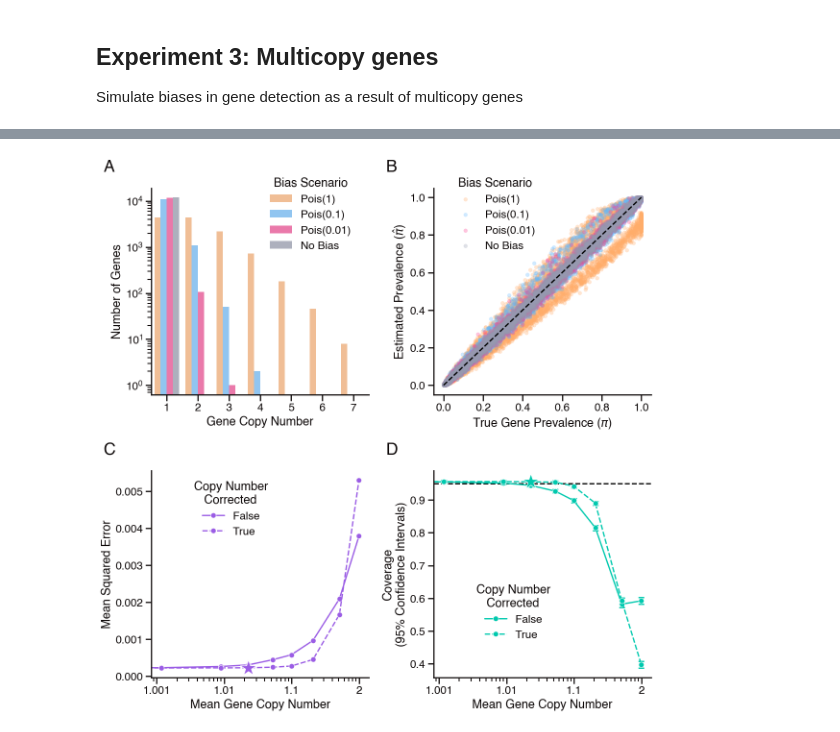
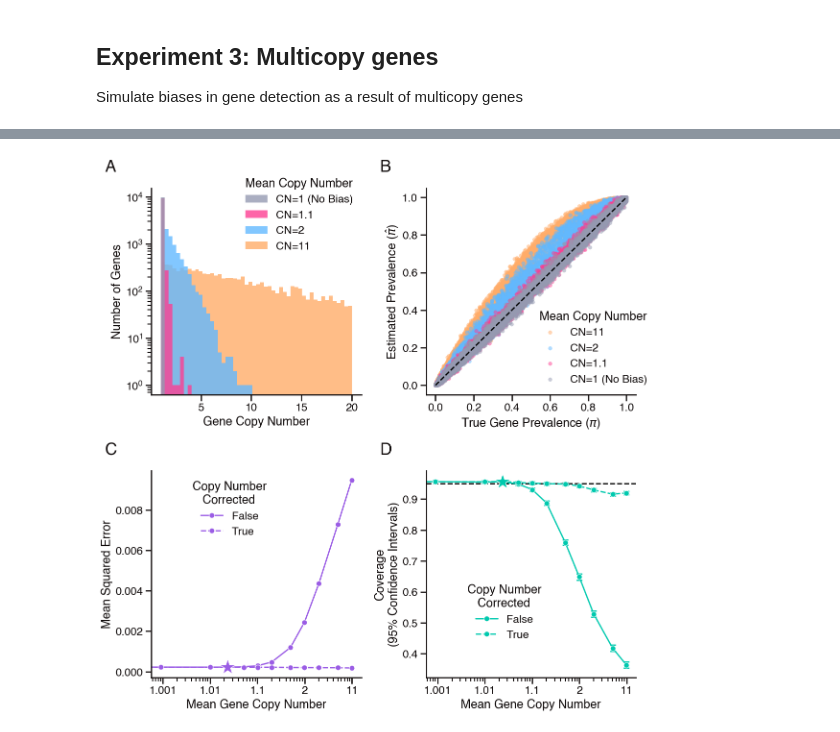
Before and after one commit to blasks/gene-prevalence, a Jupyter notebook: experiments/3-model-misspecification-simulations.ipynb, the cells around one changed output, grey strips where cells are left out. Cells and saved outputs as stored; diff of their text form; code cells hidden in the pictures.

```diff
--- a/experiments/3-model-misspecification-simulations.ipynb
+++ b/experiments/3-model-misspecification-simulations.ipynb
@@ -731,26 +750,26 @@ Poisson distribution parameter: lambda=1
 fig, axes = plt.subplots(2, 2, figsize=(12, 12))
 
 # build plot A: overlay of gene detection bias distributions for different mean copy numbers
-subset = ['Pois(1)', 'Pois(0.1)', 'Pois(0.01)', 'No Bias']
+subset = ['CN=11', 'CN=2', 'CN=1.1', 'CN=1 (No Bias)']
 color_mapping = dict(zip(subset, [palette[i] for i in [1, 7, 3, 5][:len(subset)]]))
-subset_df = counts_df[subset].melt(
-    var_name='label', value_name='gene_count').groupby(
-        'label')['gene_count'].value_counts().reset_index()
-subset_df['gene_count'] = subset_df['gene_count'].astype(int)
-sns.barplot(
+subset_df = counts_df[subset].melt(var_name='label', value_name='gene_count')
+# make histogram with scenarios overlaid, using log scale for y-axis
+sns.histplot(
     data=subset_df,
     x='gene_count',
-    y='count',
     hue='label',
-    hue_order=subset,
+    hue_order=subset[::-1],
     palette=color_mapping,
+    bins=50,
+    binrange=(1, 20),
+    multiple='layer',
     alpha=0.8,
     ax=axes[0, 0]
 )
+sns.move_legend(axes[0, 0], "upper left", bbox_to_anchor=(0.4, 1.1), title="Mean Copy Number")
 axes[0, 0].set_xlabel("Gene Copy Number")
 axes[0, 0].set_ylabel("Number of Genes")
 axes[0, 0].set_yscale('log')
-axes[0, 0].legend(title="Bias Scenario", bbox_to_anchor=(0.5, 1.1), loc='upper left')
 axes[0, 0].annotate("A", **annotation_kwargs)
 
 # plot B: scatterplots of true pi values vs. estimated pi values for each beta distribution parameter
@@ -760,7 +779,7 @@ for i, label in enumerate(subset):
         y=pi_predictions_df[label],
         label=label,
         color=color_mapping[label],
-        alpha=0.3,
+        alpha=0.5,
         s=30,
         edgecolor=None,
         ax=axes[0, 1]
@@ -769,14 +788,14 @@ for i, label in enumerate(subset):
 axes[0, 1].plot([0, 1], [0, 1], color='black', linestyle='--', zorder=1)
 axes[0, 1].set_xlabel(r"True Gene Prevalence ($\pi$)")
 axes[0, 1].set_ylabel(r"Estimated Prevalence ($\hat{\pi}$)")
-axes[0, 1].legend(title="Bias Scenario", bbox_to_anchor=(0.05, 1.1), loc='upper left')
+axes[0, 1].legend(title="Mean Copy Number", bbox_to_anchor=(1.1, 0), loc='lower right')
 axes[0, 1].annotate("B", **annotation_kwargs)
 
 # plot C: MSE of estimated pi values compared to true pi values for each beta distribution parameter (overall category)
 overall_cn_df = cn_test_df[cn_test_df['category'] == 'overall']
 sns.lineplot(
     data=overall_cn_df,
-    x='mean_cn_minus_one',
+    x='true_mean_cn_minus_one',
     y='mse',
     style='copy_number_corrected',
     color=palette[0],
@@ -789,55 +808,55 @@ axes[1, 0].set_xscale('log')
 axes[1, 0].set_ylabel("Mean Squared Error")
 axes[1, 0].legend(title="Copy Number\n   Corrected", bbox_to_anchor=(0.15, 1), loc='upper left')
 # change x-tick labels to reflect copy number
-axes[1, 0].set_xticks([0.001, 0.01, 0.1, 1])
-axes[1, 0].set_xticklabels(['1.001', '1.01', '1.1', '2'])
-# mark the MSE for Pois(0.023) with a star
-mse_0023 = overall_cn_df[overall_cn_df['label'] == 'Pois(0.023)']['mse'].values[0]
-mean_cn_minus_one_0023 = overall_cn_df[overall_cn_df['label'] == 'Pois(0.023)']['mean_cn_minus_one'].values[0]
-axes[1, 0].plot(mean_cn_minus_one_0023, mse_0023, marker='*', color=palette[0], markersize=25, markeredgecolor='white')
+axes[1, 0].set_xticks([0.001, 0.01, 0.1, 1, 10])
+axes[1, 0].set_xticklabels(['1.001', '1.01', '1.1', '2', '11'])
+# mark the MSE for CN=1.023 with a star
+mse_0023 = overall_cn_df[overall_cn_df['label'] == 'CN=1.023']['mse'].values[0]
+true_mean_cn_minus_one_0023 = overall_cn_df[overall_cn_df['label'] == 'CN=1.023']['true_mean_cn_minus_one'].values[0]
+axes[1, 0].plot(true_mean_cn_minus_one_0023, mse_0023, marker='*', color=palette[0], markersize=25, markeredgecolor='white')
 # annotation for subplot C
 axes[1, 0].annotate("C", **annotation_kwargs)
 
 # plot D: coverage of confidence intervals for each beta distribution parameter (overall category)
 sns.lineplot(
     data=overall_cn_df,
-    x='mean_cn_minus_one',
+    x='true_mean_cn_minus_one',
     y='coverage',
     style='copy_number_corrected',
     color=palette[2],
     ax=axes[1, 1],
     marker='o',
     ms=8
 )
 # add error bars for +/- 2 standard errors of the coverage estimate
 axes[1, 1].errorbar(
-    x=overall_cn_df['mean_cn_minus_one'],
+    x=overall_cn_df['true_mean_cn_minus_one'],
     y=overall_cn_df['coverage'],
     yerr=(overall_cn_df['se_coverage'] * 2),  # 2 standard errors for approximate 95% confidence interval
     fmt='none',
     ecolor=palette[2],
     elinewidth=2,
     capsize=4,
     capthick=2,
     zorder=0
 )
 axes[1, 1].set_xlabel("Mean Gene Copy Number")
 axes[1, 1].set_xscale('log')
 axes[1, 1].set_ylabel(f"Coverage\n({(1 - ci_alpha):.0%} Confidence Intervals)")
 axes[1, 1].axhline(1 - ci_alpha, color='black', linestyle='--', zorder=1)
 axes[1, 1].legend(title="Copy Number\n   Corrected", bbox_to_anchor=(0.15, 0.5), loc='upper left')
 # change x-tick labels to reflect copy number
-axes[1, 1].set_xticks([0.001, 0.01, 0.1, 1])
-axes[1, 1].set_xticklabels(['1.001', '1.01', '1.1', '2'])
-# mark the coverage for Pois(0.023) with a star
-coverage_0023 = overall_cn_df[overall_cn_df['label'] == 'Pois(0.023)']['coverage'].values[0]
-axes[1, 1].plot(mean_cn_minus_one_0023, coverage_0023, marker='*', color=palette[2], markersize=25, markeredgecolor='white')
+axes[1, 1].set_xticks([0.001, 0.01, 0.1, 1, 10])
+axes[1, 1].set_xticklabels(['1.001', '1.01', '1.1', '2', '11'])
+# mark the coverage for CN=1.023 with a star
+coverage_0023 = overall_cn_df[overall_cn_df['label'] == 'CN=1.023']['coverage'].values[0]
+axes[1, 1].plot(true_mean_cn_minus_one_0023, coverage_0023, marker='*', color=palette[2], markersize=25, markeredgecolor='white')
 # annotation for subplot D
 axes[1, 1].annotate("D", **annotation_kwargs)
 
 # show and save the figure
 plt.tight_layout()
 # plt.savefig("bias_simulation_results.png", dpi=300, bbox_inches='tight')
 plt.show()
 # %% [output]
-[figure, old version]
+[figure, new version]
```
Also changed, not shown: parts of 3 cells of this notebook.
